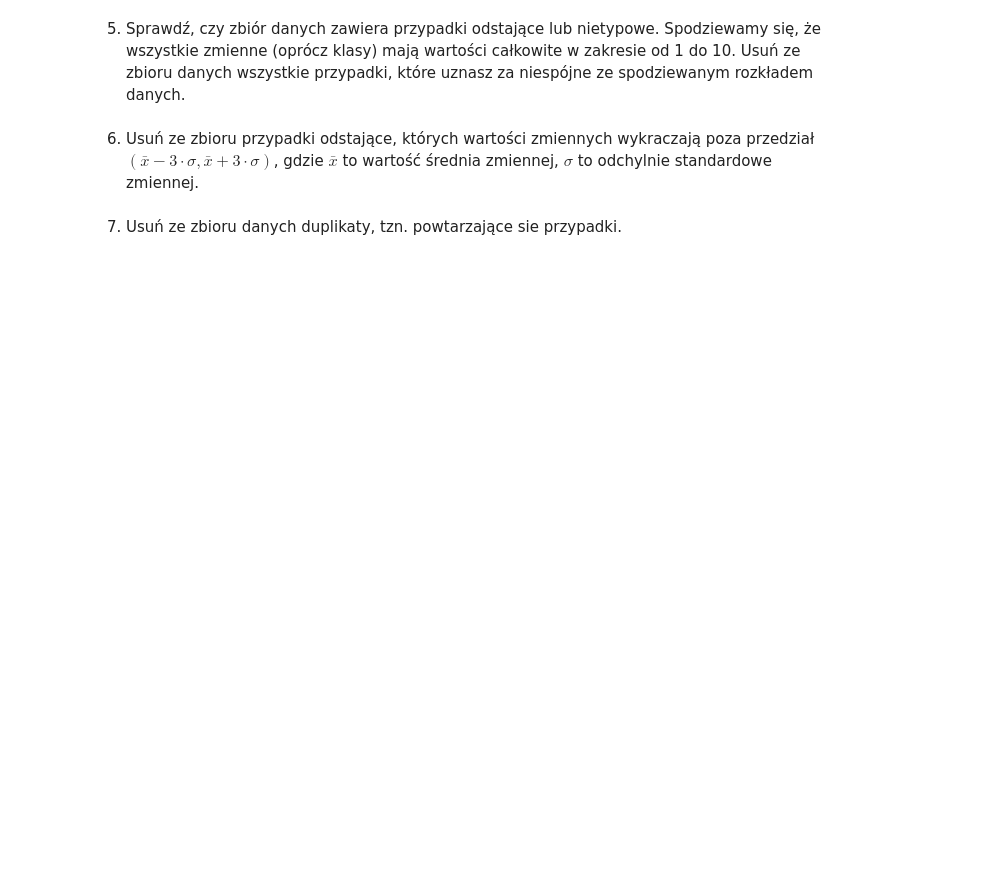
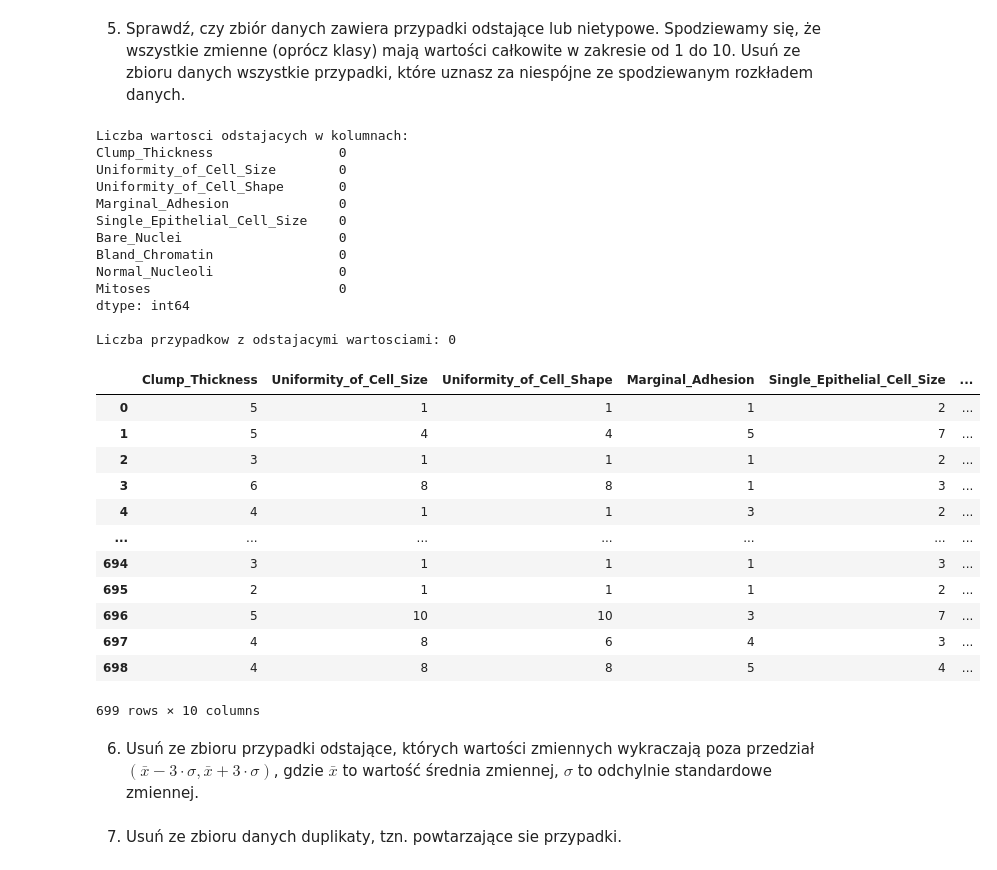
Before and after one commit to michalbla/wdm_lab_04, a Jupyter notebook: 04_preprocessing.ipynb, the cells around one changed output. Drawn from its saved outputs; the diff is of its cells as text; code cells hidden in the pictures; blank space fills up the shorter version.

```diff
--- a/04_preprocessing.ipynb
+++ b/04_preprocessing.ipynb
@@ -327,4 +550,16 @@ Wszystkie istotne cechy posiadają wartości numeryczne (całkowite) z zakresu o
 # %% [markdown]
 2. Pierwsza zmienna zawiera liczby porządkowe (``Sample_code_number``) identyfikujące pacjentów. Ta zmienna jest nieistotna dla analizy. Usuń ją ze zbioru.
+# %%
+df_deleted = df.drop(['Sample_code_number'], axis=1)
 # %% [markdown]
 3. Wartości brakujące w tekstowym pliku wejściowym kodowane są za pomocą znaku zapytania (`?`). Wyświtl liczbę przypadków z wartościami brakującymi oraz liczbę wartości brakujących w każdej ze zmiennych.
+# %%
+df_deleted.replace('?', np.nan, inplace=True)
+
+missing_values_collumn = df_deleted.isnull().sum()
+
+print(f"Brakujace wartosci w kolumnach: \n{missing_values_collumn}")
+
+missing_values_rows = df_deleted.isnull().any(axis=1).sum()
+
+print(f"Liczba przypadkow z brakujacym wartosciami: {missing_values_rows}")
@@ -331,3 +580,11 @@ Wszystkie istotne cechy posiadają wartości numeryczne (całkowite) z zakresu o
 # %% [markdown]
 4. Pozbądź się wartości brakujących ze zbioru danych. Usuń przypadki z brakami lub zamień wartości brakujące na wartość najczęściej występującą, czyli na wartość mody (dominanty), którą można wyznaczyć funkcją [DataFrame.mode()](https://pandas.pydata.org/pandas-docs/stable/reference/api/pandas.DataFrame.mode.html)).
 Po transformacji wszystkie zmienne powinny być zmiennymi numerycznymi. Jeśli tak nie jest, to przetransformuj je do postaci numerycznej.
+# %%
+mode_value = df_deleted['Bare_Nuclei'].mode()[0]
+
+df_deleted['Bare_Nuclei'] = df_deleted['Bare_Nuclei'].fillna(mode_value)
+
+df_converted = df_deleted.apply(pd.to_numeric)
+
+df_converted.info()
@@ -334,4 +609,49 @@ Po transformacji wszystkie zmienne powinny być zmiennymi numerycznymi. Jeśli t
 # %% [markdown]
 5. Sprawdź, czy zbiór danych zawiera przypadki odstające lub nietypowe. Spodziewamy się, że wszystkie zmienne (oprócz klasy) mają wartości całkowite w zakresie od 1 do 10. Usuń ze zbioru danych wszystkie przypadki, które uznasz za niespójne ze spodziewanym rozkładem danych.
+# %%
+columns = df_converted.columns[df_converted.columns != 'Class']
+
+outliers = (df_converted[columns] < 1) | (df_converted[columns] > 10)
+
+outliers_count = outliers.sum()
+
+print("Liczba wartosci odstajacych w kolumnach:")
+print(outliers_count)
+
+rows_with_outliers = outliers.any(axis=1).sum()
+print(f"\nLiczba przypadkow z odstajacymi wartosciami: {rows_with_outliers}")
+
+df_cleaned_outliers = df_converted[~outliers.any(axis=1)]
+
+df_cleaned_outliers
+
+#dziwne, mam wrazemoe ze takich przypadkow nie bylo
+# %% [output]
+Liczba wartosci odstajacych w kolumnach:
+Clump_Thickness                0
+Uniformity_of_Cell_Size        0
+Uniformity_of_Cell_Shape       0
+Marginal_Adhesion              0
+Single_Epithelial_Cell_Size    0
+Bare_Nuclei                    0
+Bland_Chromatin                0
+Normal_Nucleoli                0
+Mitoses                        0
+dtype: int64
+
+Liczba przypadkow z odstajacymi wartosciami: 0
+|  | Clump_Thickness | Uniformity_of_Cell_Size | Uniformity_of_Cell_Shape | Marginal_Adhesion | Single_Epithelial_Cell_Size | ... |
+| 0 | 5 | 1 | 1 | 1 | 2 | ... |
+| 1 | 5 | 4 | 4 | 5 | 7 | ... |
+| 2 | 3 | 1 | 1 | 1 | 2 | ... |
+| 3 | 6 | 8 | 8 | 1 | 3 | ... |
+| 4 | 4 | 1 | 1 | 3 | 2 | ... |
+| ... | ... | ... | ... | ... | ... | ... |
+| 694 | 3 | 1 | 1 | 1 | 3 | ... |
+| 695 | 2 | 1 | 1 | 1 | 2 | ... |
+| 696 | 5 | 10 | 10 | 3 | 7 | ... |
+| 697 | 4 | 8 | 6 | 4 | 3 | ... |
+| 698 | 4 | 8 | 8 | 5 | 4 | ... |
+699 rows × 10 columns
 # %% [markdown]
 6. Usuń ze zbioru przypadki odstające, których wartości zmiennych wykraczają poza przedział $(\bar{x}-3\cdot\sigma, \bar{x}+ 3\cdot\sigma)$, gdzie $\bar{x}$ to wartość średnia zmiennej, $\sigma$ to odchylnie standardowe zmiennej.
```
Also changed, not shown: parts of 38 cells of this notebook, 1 other file.
